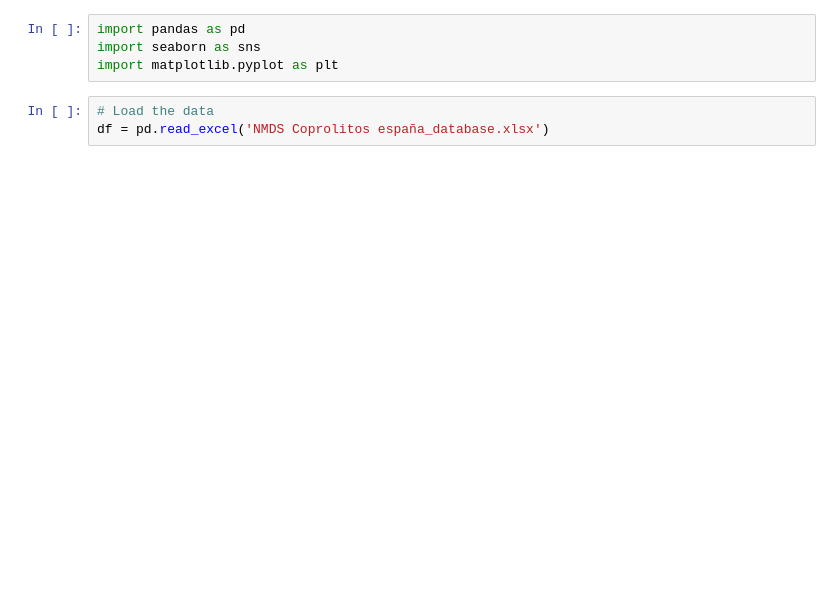
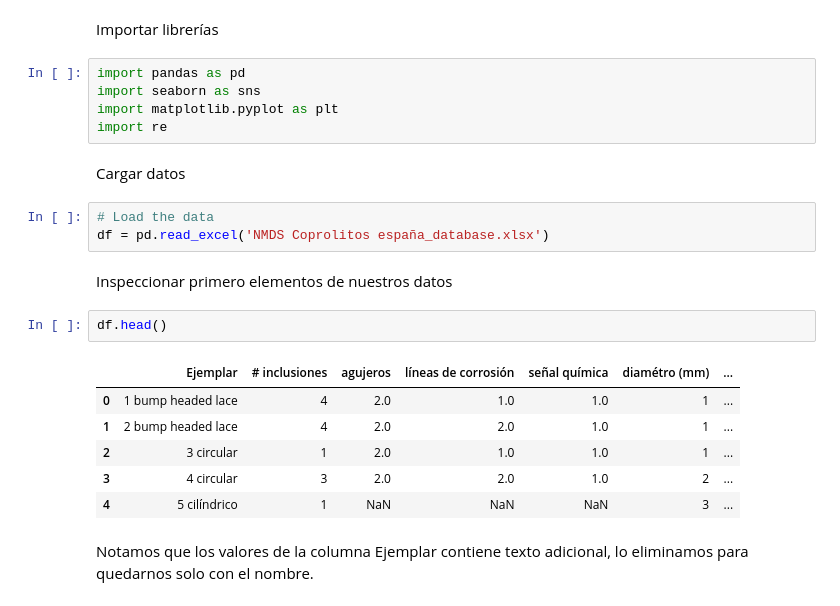
Before and after one commit to jmartingv/coprolite-analysis, a Jupyter notebook: eda.ipynb, the cells around one changed output. Cells and saved outputs as stored; diff of their text form; blank space fills up the shorter version.

```diff
--- a/eda.ipynb
+++ b/eda.ipynb
@@ -1,7 +5,25 @@
+# %% [markdown]
+Importar librerías
 # %%
 import pandas as pd
 import seaborn as sns
 import matplotlib.pyplot as plt
+import re
+# %% [markdown]
+Cargar datos
 # %%
 # Load the data
 df = pd.read_excel('NMDS Coprolitos españa_database.xlsx')
+# %% [markdown]
+Inspeccionar primero elementos de nuestros datos
+# %%
+df.head()
+# %% [output]
+|  | Ejemplar | # inclusiones | agujeros | líneas de corrosión | señal química | diamétro (mm) | ... |
+| 0 | 1 bump headed lace | 4 | 2.0 | 1.0 | 1.0 | 1 | ... |
+| 1 | 2 bump headed lace | 4 | 2.0 | 2.0 | 1.0 | 1 | ... |
+| 2 | 3 circular | 1 | 2.0 | 1.0 | 1.0 | 1 | ... |
+| 3 | 4 circular | 3 | 2.0 | 2.0 | 1.0 | 2 | ... |
+| 4 | 5 cilíndrico | 1 | NaN | NaN | NaN | 3 | ... |
+# %% [markdown]
+Notamos que los valores de la columna Ejemplar contiene texto adicional, lo eliminamos para quedarnos solo con el nombre.
```
Also changed, not shown: parts of 23 cells of this notebook.
